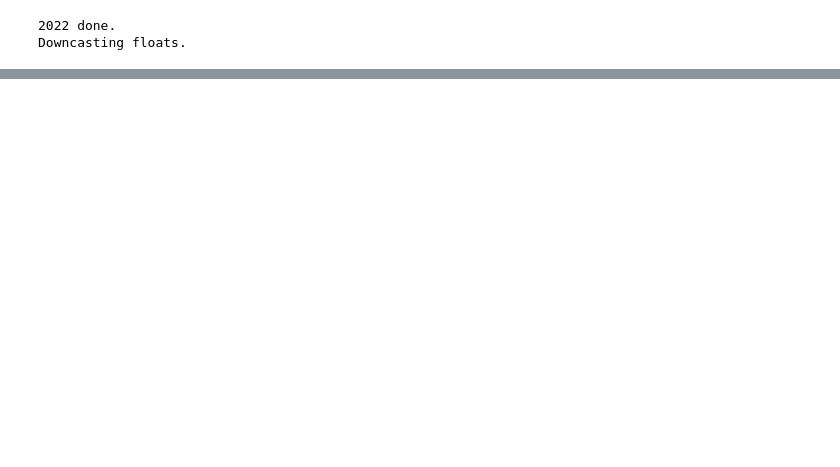
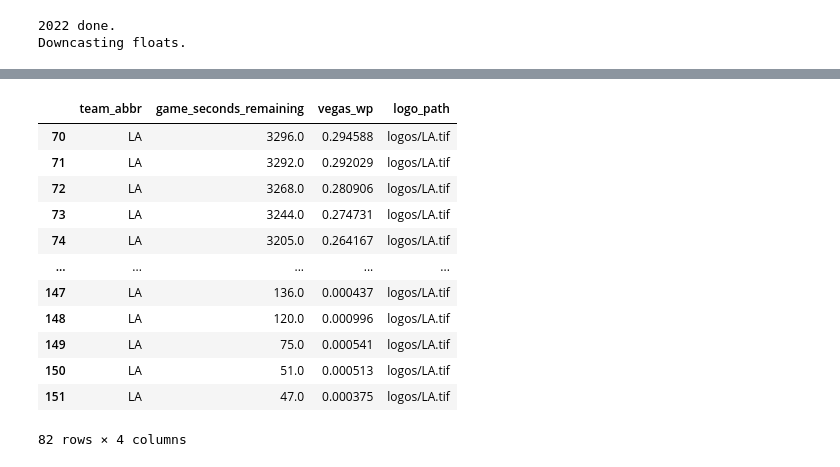
Before and after one commit to tbryan2/NFL-Win-Probability-Chart, a Jupyter notebook: NFL-Win-Probability-Visualization.ipynb, the cells around one changed output, grey strips where cells are left out. Saved outputs shown, nothing was run; the diff lists cells and outputs as text; code cells hidden in the pictures; blank space fills up the shorter version.

```diff
--- a/NFL-Win-Probability-Visualization.ipynb
+++ b/NFL-Win-Probability-Visualization.ipynb
@@ -63,0 +87,28 @@ pbp_df
+# %%
+# Create a DataFrame for visualization by joining logo_df and pbp_df
+vis_df = pd.merge(pbp_df, logo_df)
+
+# # Create Buffalo vis_df
+# buf_vis_df = vis_df[vis_df['team_abbr'] == 'BUF']
+#
+# # Create Buffalo vis_df
+# la_vis_df = vis_df[vis_df['team_abbr'] == 'LA']
+
+# Multiply the W% columns by 100
+
+
+la_vis_df
+# %% [output]
+|  | team_abbr | game_seconds_remaining | vegas_wp | logo_path |
+| 70 | LA | 3296.0 | 0.294588 | logos/LA.tif |
+| 71 | LA | 3292.0 | 0.292029 | logos/LA.tif |
+| 72 | LA | 3268.0 | 0.280906 | logos/LA.tif |
+| 73 | LA | 3244.0 | 0.274731 | logos/LA.tif |
+| 74 | LA | 3205.0 | 0.264167 | logos/LA.tif |
+| ... | ... | ... | ... | ... |
+| 147 | LA | 136.0 | 0.000437 | logos/LA.tif |
+| 148 | LA | 120.0 | 0.000996 | logos/LA.tif |
+| 149 | LA | 75.0 | 0.000541 | logos/LA.tif |
+| 150 | LA | 51.0 | 0.000513 | logos/LA.tif |
+| 151 | LA | 47.0 | 0.000375 | logos/LA.tif |
+82 rows × 4 columns
```
Also changed, not shown: parts of 4 cells of this notebook.
